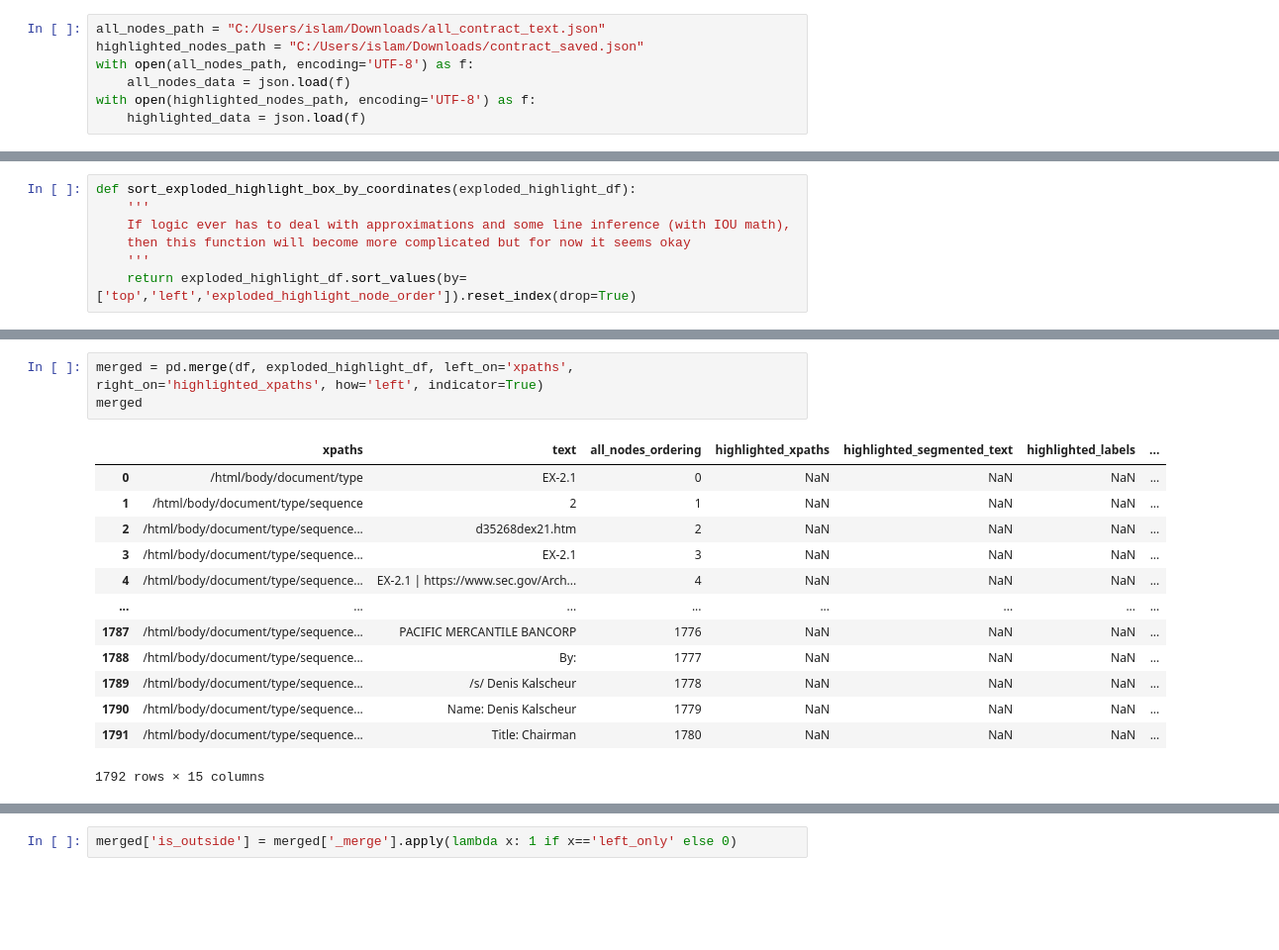
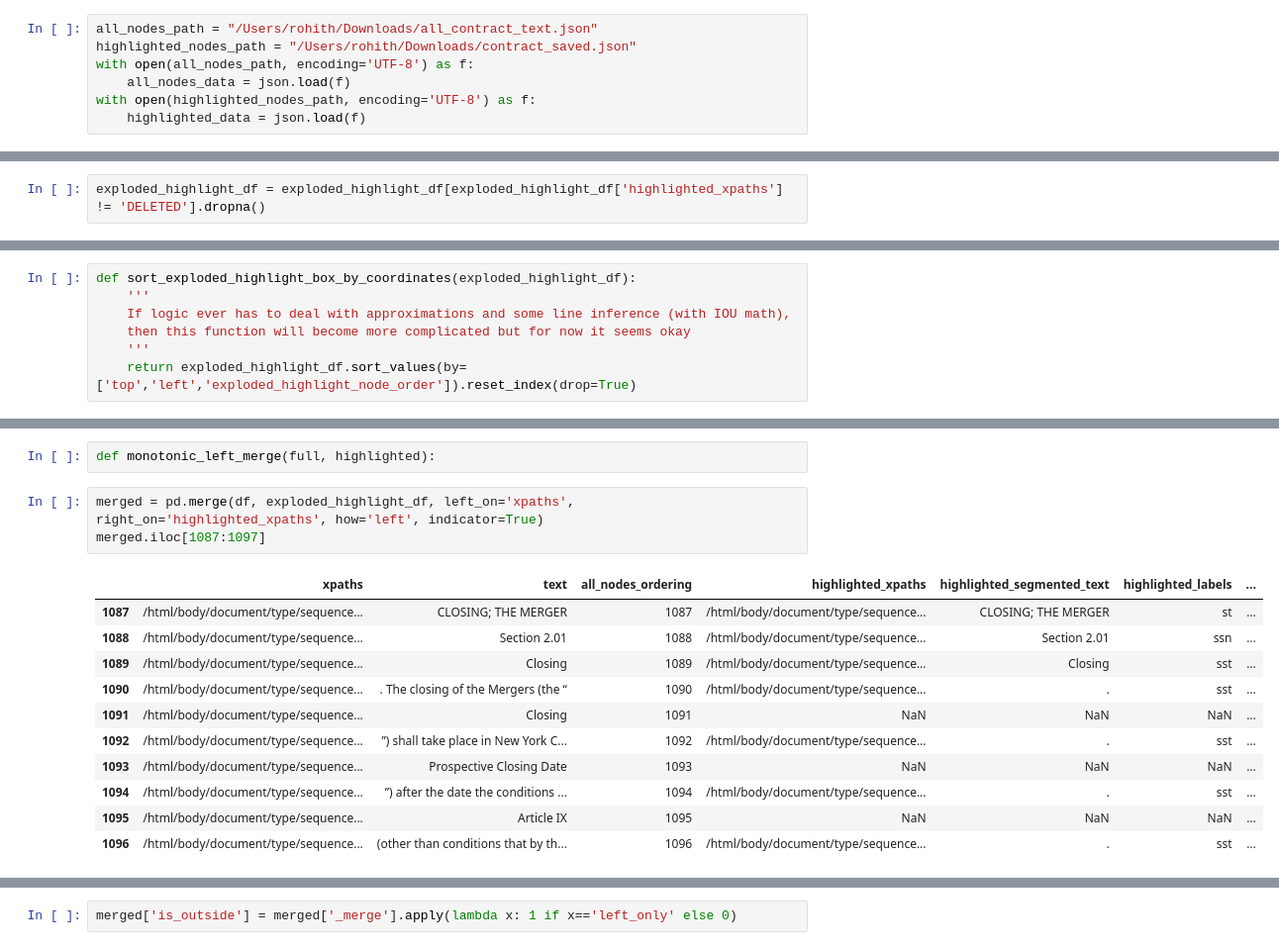
Before and after one commit to pranabislam/contract_labeler, a Jupyter notebook: postprocess_contract_v4.ipynb, the cells around one changed output, grey strips where cells are left out. Shown: that part at 99% size. Drawn from its saved outputs; the diff is of its cells as text; blank space fills up the shorter version.

Commit message:
Removed Deleteds

```diff
--- a/postprocess_contract_v4.ipynb
+++ b/postprocess_contract_v4.ipynb
@@ -4,8 +4,8 @@ import pandas as pd
 import ast
 import math
 # %%
-all_nodes_path = "C:/Users/islam/Downloads/all_contract_text.json"
-highlighted_nodes_path = "C:/Users/islam/Downloads/contract_saved.json"
+all_nodes_path = "/Users/rohith/Downloads/all_contract_text.json"
+highlighted_nodes_path = "/Users/rohith/Downloads/contract_saved.json"
 with open(all_nodes_path, encoding='UTF-8') as f:
     all_nodes_data = json.load(f)
 with open(highlighted_nodes_path, encoding='UTF-8') as f:
@@ -70,3 +50,5 @@ exploded_highlight_df
+# %%
+exploded_highlight_df = exploded_highlight_df[exploded_highlight_df['highlighted_xpaths'] != 'DELETED'].dropna()
 # %%
 exploded_highlight_df['top'] = exploded_highlight_df['highlighted_coordinates'].apply(lambda x: float(x[0][:-2]))
 exploded_highlight_df['left'] = exploded_highlight_df['highlighted_coordinates'].apply(lambda x: float(x[1][:-2]))
@@ -132,17 +118,17 @@ len(df)
+# %%
+def monotonic_left_merge(full, highlighted):
 # %%
 merged = pd.merge(df, exploded_highlight_df, left_on='xpaths', right_on='highlighted_xpaths', how='left', indicator=True)
-merged
+merged.iloc[1087:1097]
 # %% [output]
 |  | xpaths | text | all_nodes_ordering | highlighted_xpaths | highlighted_segmented_text | highlighted_labels | ... |
-| 0 | /html/body/document/type | EX-2.1 | 0 | NaN | NaN | NaN | ... |
-| 1 | /html/body/document/type/sequence | 2 | 1 | NaN | NaN | NaN | ... |
-| 2 | /html/body/document/type/sequence... | d35268dex21.htm | 2 | NaN | NaN | NaN | ... |
-| 3 | /html/body/document/type/sequence... | EX-2.1 | 3 | NaN | NaN | NaN | ... |
-| 4 | /html/body/document/type/sequence... | EX-2.1 | https://www.sec.gov/Arch... | 4 | NaN | NaN | NaN | ... |
-| ... | ... | ... | ... | ... | ... | ... | ... |
-| 1787 | /html/body/document/type/sequence... | PACIFIC MERCANTILE BANCORP | 1776 | NaN | NaN | NaN | ... |
-| 1788 | /html/body/document/type/sequence... | By: | 1777 | NaN | NaN | NaN | ... |
-| 1789 | /html/body/document/type/sequence... | /s/ Denis Kalscheur | 1778 | NaN | NaN | NaN | ... |
-| 1790 | /html/body/document/type/sequence... | Name: Denis Kalscheur | 1779 | NaN | NaN | NaN | ... |
-| 1791 | /html/body/document/type/sequence... | Title: Chairman | 1780 | NaN | NaN | NaN | ... |
+| 1087 | /html/body/document/type/sequence... | CLOSING; THE MERGER | 1087 | /html/body/document/type/sequence... | CLOSING; THE MERGER | st | ... |
+| 1088 | /html/body/document/type/sequence... | Section 2.01 | 1088 | /html/body/document/type/sequence... | Section 2.01 | ssn | ... |
+| 1089 | /html/body/document/type/sequence... | Closing | 1089 | /html/body/document/type/sequence... | Closing | sst | ... |
+| 1090 | /html/body/document/type/sequence... | . The closing of the Mergers (the “ | 1090 | /html/body/document/type/sequence... | . | sst | ... |
+| 1091 | /html/body/document/type/sequence... | Closing | 1091 | NaN | NaN | NaN | ... |
+| 1092 | /html/body/document/type/sequence... | ”) shall take place in New York C... | 1092 | /html/body/document/type/sequence... | . | sst | ... |
+| 1093 | /html/body/document/type/sequence... | Prospective Closing Date | 1093 | NaN | NaN | NaN | ... |
+| 1094 | /html/body/document/type/sequence... | ”) after the date the conditions ... | 1094 | /html/body/document/type/sequence... | . | sst | ... |
+| 1095 | /html/body/document/type/sequence... | Article IX | 1095 | NaN | NaN | NaN | ... |
+| 1096 | /html/body/document/type/sequence... | (other than conditions that by th... | 1096 | /html/body/document/type/sequence... | . | sst | ... |
-1792 rows × 15 columns
```
Also changed, not shown: parts of 25 cells of this notebook, 1 other file.
